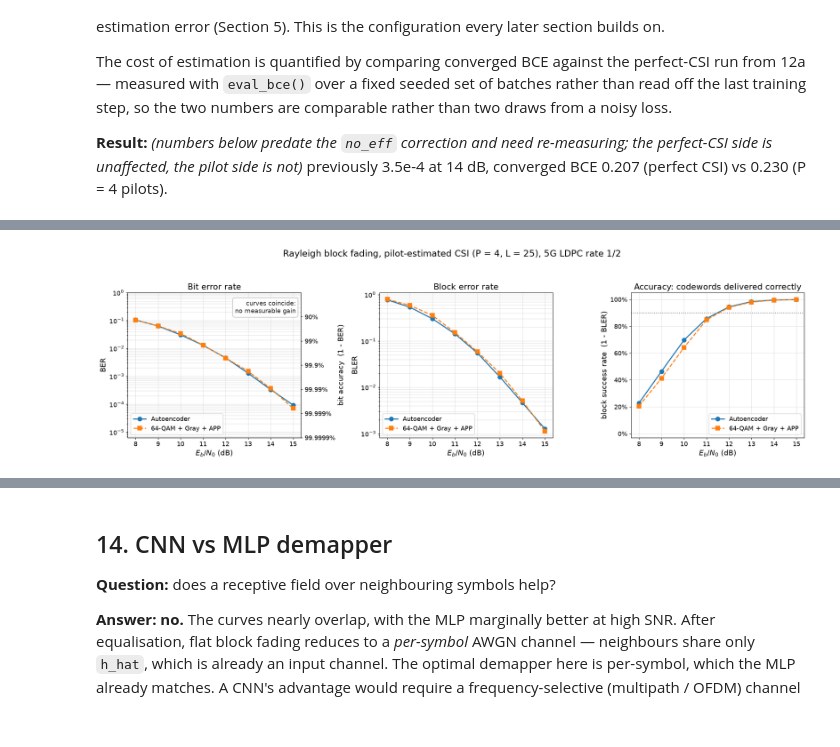
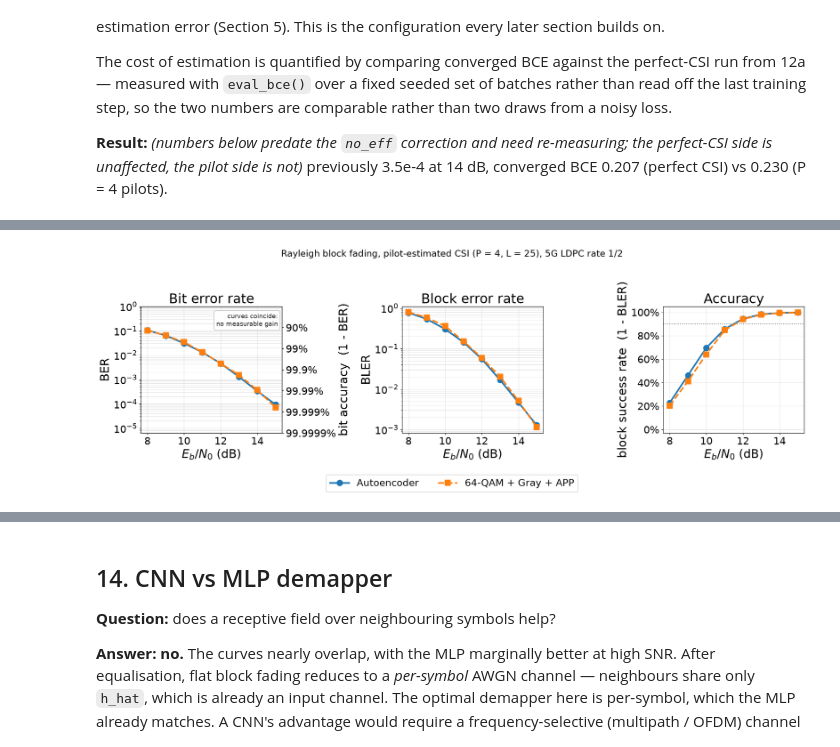
Before and after one commit to MaoYuxingy/AI-Native-Transceiver-Design-for-Next-Generation-Wireless-Networks, a Jupyter notebook: Autoencoder_YuxingMao.ipynb, the cells around one changed output, grey strips where cells are left out. Drawn from its saved outputs; the diff is of its cells as text; code cells hidden in the pictures.

```diff
--- a/Autoencoder_YuxingMao.ipynb
+++ b/Autoencoder_YuxingMao.ipynb
@@ -335,6 +377,15 @@ def load_weights(model, model_weights_path, verbose=False):
     # Update the constellation points from the loaded parameters
     model.constellation.points = torch.complex(model.points_r, model.points_i)
 # %%
+def have(*paths):
+    """True when every artifact of a completed run is on disk and may be reused.
+
+    All of them must be present: a cell that saves weights alongside a loss history
+    needs both, and a half-written pair must retrain rather than crash on the load.
+    """
+    return (not FORCE_RECOMPUTE) and all(os.path.exists(p) for p in paths)
+
+
 def set_seed(seed=42):
     """Seed both RNGs.
 
@@ -1404,10 +1805,10 @@ EbNo [dB] |        BER |       BLER |  bit errors |    num bits | block errors |
 # %%
 plt.figure(figsize=(9, 6))
+print('points dropped for resting on too few block errors (none listed = none dropped):')
 for label, ber in BER_pilot.items():
-    ber = np.asarray(ber)
-    mask = ber > 0
     ls = '--' if 'perfect' in label else '-'
-    plt.semilogy(ebno_dbs_pilot[mask], ber[mask], marker='o', linestyle=ls, label=label)
+    x, y = drop_unreliable(ebno_dbs_pilot, ber, BLER_pilot[label], label=label)
+    plt.semilogy(x, y, marker='o', linestyle=ls, label=label)
 plt.axhline(1e-2, color='gray', ls=':', label='target 1e-2')
 plt.xlabel(r'$E_b/N_0$ (dB)')
 plt.ylabel('BER')
@@ -1415,6 +1816,6 @@ plt.grid(which='both', alpha=0.4)
 plt.legend()
 plt.title('Block-fading + pilot CSI, AWGN weights: BER vs pilot count P (L=25)')
 plt.tight_layout()
-plt.savefig('ber_vs_pilot.png', dpi=150)
+plt.savefig('ber_vs_pilot.png', dpi=200)
 plt.show()
 # %% [output]
@@ -1826,24 +2245,36 @@ ebno_dbs_cmp = np.arange(8.0, 16.1, 1.0)
 set_seed(42)
 m_ae = E2ESystemPilotCSI(P=4, L=25, training=False, perfect_csi=False).to(device)
 load_weights(m_ae, 'rayleigh_pilot_csi_weights', verbose=True)
-with torch.no_grad():
-    ber_ae_r, bler_ae_r = sim_ber(m_ae, ebno_dbs_cmp, batch_size=POSTER_BATCH,
-                                  num_target_block_errors=POSTER_TARGET_ERRORS,
-                                  max_mc_iter=POSTER_MAX_ITER)
+m_cl = BaselinePilotCSI(P=4, L=25, perfect_csi=False).to(device)
 
-set_seed(42)                      # same channel realisations for the baseline
-m_cl = BaselinePilotCSI(P=4, L=25, perfect_csi=False).to(device)
-with torch.no_grad():
-    ber_cl_r, bler_cl_r = sim_ber(m_cl, ebno_dbs_cmp, batch_size=POSTER_BATCH,
-                                  num_target_block_errors=POSTER_TARGET_ERRORS,
-                                  max_mc_iter=POSTER_MAX_ITER)
-
-ber_ae_r, bler_ae_r = ber_ae_r.cpu().numpy(), bler_ae_r.cpu().numpy()
-ber_cl_r, bler_cl_r = ber_cl_r.cpu().numpy(), bler_cl_r.cpu().numpy()
+# Cached like Section 8b, and refused if the SNR grid has been edited since.
+try:
+    if FORCE_RECOMPUTE:
+        raise OSError('FORCE_RECOMPUTE is set')
+    _cache = np.load('fig_data_rayleigh.npz')
+    if not np.array_equal(_cache['ebno'], ebno_dbs_cmp):
+        raise OSError('cached SNR grid differs from the current one')
+    ber_ae_r, bler_ae_r = _cache['ber_ae'], _cache['bler_ae']
+    ber_cl_r, bler_cl_r = _cache['ber_cl'], _cache['bler_cl']
+    print('loaded the Rayleigh curves from fig_data_rayleigh.npz '
+          '- delete that file to re-measure')
+except (FileNotFoundError, OSError) as _why:
+    print(f'measuring the Rayleigh curves ({_why.__class__.__name__}: {_why})')
+    set_seed(42)
+    with torch.no_grad():
+        ber_ae_r, bler_ae_r = sim_ber(m_ae, ebno_dbs_cmp, batch_size=POSTER_BATCH,
+                                      num_target_block_errors=POSTER_TARGET_ERRORS,
+                                      max_mc_iter=POSTER_MAX_ITER)
+    set_seed(42)                  # same channel realisations for the baseline
+    with torch.no_grad():
+        ber_cl_r, bler_cl_r = sim_ber(m_cl, ebno_dbs_cmp, batch_size=POSTER_BATCH,
+                                      num_target_block_errors=POSTER_TARGET_ERRORS,
+                                      max_mc_iter=POSTER_MAX_ITER)
+    ber_ae_r, bler_ae_r = ber_ae_r.cpu().numpy(), bler_ae_r.cpu().numpy()
+    ber_cl_r, bler_cl_r = ber_cl_r.cpu().numpy(), bler_cl_r.cpu().numpy()
 
 # --- drop points too weak to carry a conclusion, BEFORE measuring anything ---
-# Precision goes as 1/sqrt(#block errors); 30 errors is about 18% relative std error.
-MIN_BLOCK_ERRORS = 30
+# MIN_BLOCK_ERRORS (Section 1) is ~18% relative standard error.
 ok_ae = reliable_mask(bler_ae_r, POSTER_BATCH, POSTER_MAX_ITER, POSTER_TARGET_ERRORS, MIN_BLOCK_ERRORS)
 ok_cl = reliable_mask(bler_cl_r, POSTER_BATCH, POSTER_MAX_ITER, POSTER_TARGET_ERRORS, MIN_BLOCK_ERRORS)
 
@@ -1887,7 +2318,7 @@ print(f"\nplotted points (>= {MIN_BLOCK_ERRORS} block errors): "
       f"autoencoder {ok_ae.sum()}/{len(ok_ae)}, classical {ok_cl.sum()}/{len(ok_cl)}")
 
 with plt.rc_context(POSTER_RC):
-    fig, (ax1, ax2, ax3) = plt.subplots(1, 3, figsize=(19, 5.8))
+    fig, (ax1, ax2, ax3) = plt.subplots(1, 3, figsize=(19, 6.6))
 
     # ---------- panel 1: BER + accuracy axis ----------
     ax1.semilogy(ebno_dbs_cmp[ok_ae], ber_ae_r[ok_ae], 'o-', color='C0', label='Autoencoder')
@@ -1901,7 +2332,6 @@ with plt.rc_context(POSTER_RC):
     ax1.set_ylabel('BER')
     ax1.set_title('Bit error rate')
     ax1.grid(which='both', alpha=0.35)
-    ax1.legend(loc='lower left')
     ax1.text(0.97, 0.95, 'curves coincide:\nno measurable gain',
              transform=ax1.transAxes, ha='right', va='top', fontsize=12, color='0.15',
              bbox=dict(boxstyle='round,pad=0.35', fc='white', ec='0.7', alpha=0.92))
@@ -1914,7 +2344,6 @@ with plt.rc_context(POSTER_RC):
     ax2.set_ylabel('BLER')
     ax2.set_title('Block error rate')
     ax2.grid(which='both', alpha=0.35)
-    ax2.legend(loc='lower left')
 
     # ---------- panel 3: block success rate, linear ----------
     ax3.plot(ebno_dbs_cmp[ok_ae], 1.0 - bler_ae_r[ok_ae], 'o-', color='C0', label='Autoencoder')
@@ -1925,18 +2354,27 @@ with plt.rc_context(POSTER_RC):
     ax3.axhline(0.9, color='gray', ls=':', lw=1.5)
     ax3.set_xlabel(r'$E_b/N_0$ (dB)')
     ax3.set_ylabel('block success rate  (1 - BLER)')
-    ax3.set_title('Accuracy: codewords delivered correctly')
+    ax3.set_title('Accuracy')
     ax3.grid(alpha=0.35)
-    ax3.legend(loc='lower right')       # curves rise to the top-right; this corner is free
 
     fig.suptitle('Rayleigh block fading, pilot-estimated CSI (P = 4, L = 25), 5G LDPC rate 1/2',
                  fontsize=17)
-    plt.tight_layout(rect=[0, 0, 1, 0.93])
+    handles, labels = ax1.get_legend_handles_labels()
+    fig.legend(handles, labels, loc='lower center', ncol=2, framealpha=0.95,
+               bbox_to_anchor=(0.5, 0.0))
+    plt.tight_layout(rect=[0, 0.10, 1, 0.93])
     for ext in ('pdf', 'png'):
         plt.savefig(f'ber_ae_vs_classical_rayleigh_poster.{ext}')
     plt.show()
 
 print("saved: ber_ae_vs_classical_rayleigh_poster.pdf (vector, send this to the printer)")
 print("       ber_ae_vs_classical_rayleigh_poster.png (300 dpi raster)")
+
+# Cache for Section 12d, same as 8b does.
+np.savez('fig_data_rayleigh.npz',
+         ebno=ebno_dbs_cmp, ber_ae=ber_ae_r, bler_ae=bler_ae_r,
+         ber_cl=ber_cl_r, bler_cl=bler_cl_r,
+         batch=POSTER_BATCH, max_iter=POSTER_MAX_ITER, target=POSTER_TARGET_ERRORS)
+print("       fig_data_rayleigh.npz (cached arrays for the combined figure in 12d)")
 # %% [output]
 rayleigh_pilot_csi_weights: restored 8/31 tensors (0 unexpected in file)
@@ -1955,7 +2393,7 @@ EbNo [dB] |        BER |       BLER |  bit errors |    num bits | block errors |
   15.00 |  1.141e-03 |            73 |       11.7% | budget-capped
   16.00 |  3.281e-04 |            21 |       21.8% | budget-capped
 
 plotted points (>= 30 block errors): autoencoder 8/9, classical 8/9
-[figure, old version]
+[figure, new version]
 saved: ber_ae_vs_classical_rayleigh_poster.pdf (vector, send this to the printer)
        ber_ae_vs_classical_rayleigh_poster.png (300 dpi raster)
```
Also changed, not shown: parts of 41 cells of this notebook, 32 other files.
